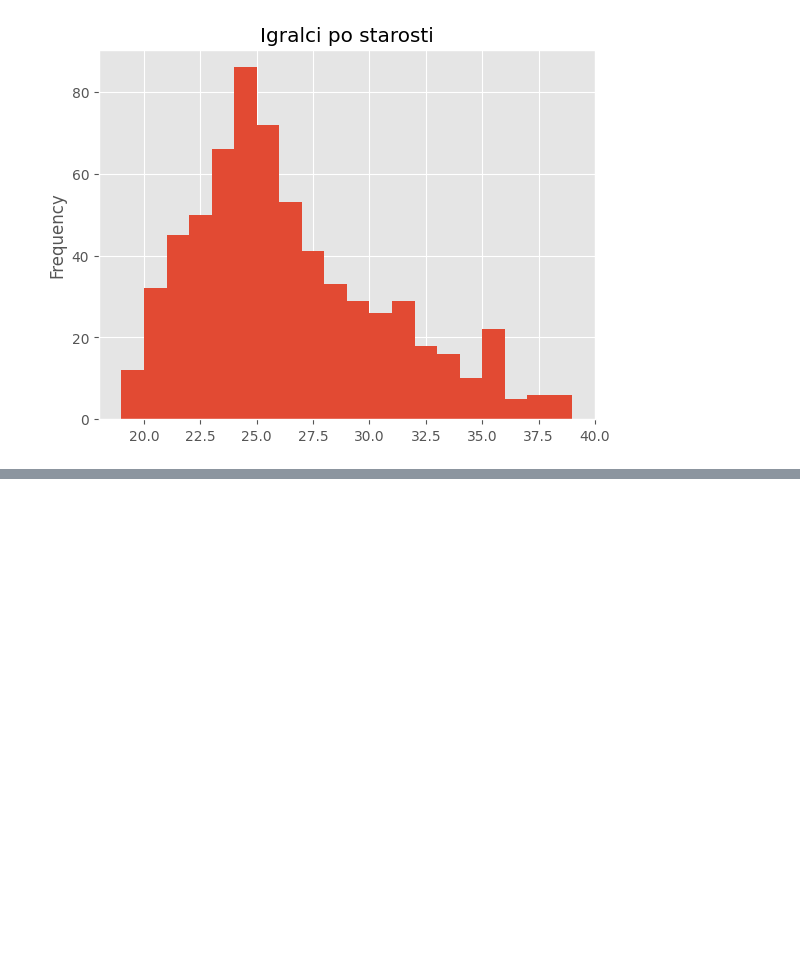
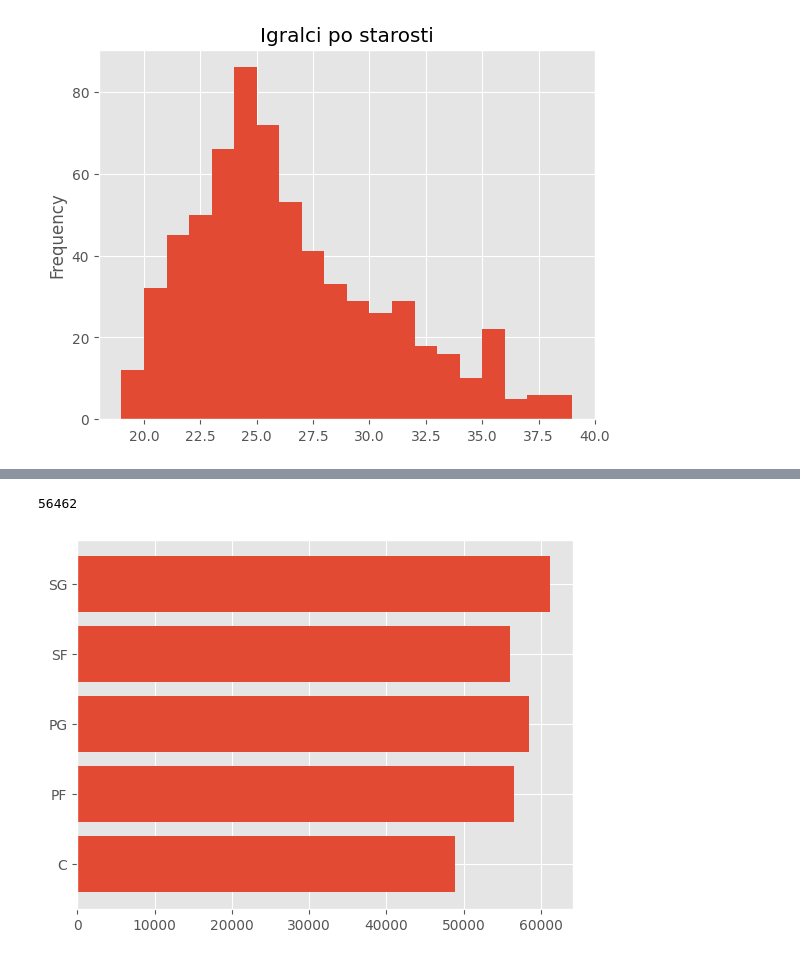
Before and after one commit to elizapecoraro/Eliza-Pecoraro-Projektna-naloga-UVP, a Jupyter notebook: analiza.ipynb, the cells around one changed output, grey strips where cells are left out. Saved outputs shown, nothing was run; the diff lists cells and outputs as text; code cells hidden in the pictures; blank space fills up the shorter version.

```diff
--- a/analiza.ipynb
+++ b/analiza.ipynb
@@ -199,0 +180,25 @@ stevilo_tock_po_ekipah.to_frame(name='Pts').sort_values(by='Pts', ascending=Fals
+# %%
+pozicije = nba["Pos"]
+pozicije = set(pozicije)
+pozicije
+
+def tocke(poz):
+    ustrezne_vrstice = nba[nba["Pos"] == poz]
+    skupne_tocke_na_pozicijo = ustrezne_vrstice["PTS"].sum()
+    return skupne_tocke_na_pozicijo
+
+
+
+print(tocke("PF"))
+
+
+
+
+x = np.array(["C", "PF", "PG", "SF", "SG"])
+y = np.array([tocke("C"), tocke("PF"), tocke("PG"), tocke("SF"), tocke("SG")])
+
+plt.barh(x, y)
+plt.show()
+# %% [output]
+56462
+[figure, added]
```
Also changed, not shown: parts of 5 cells of this notebook.
